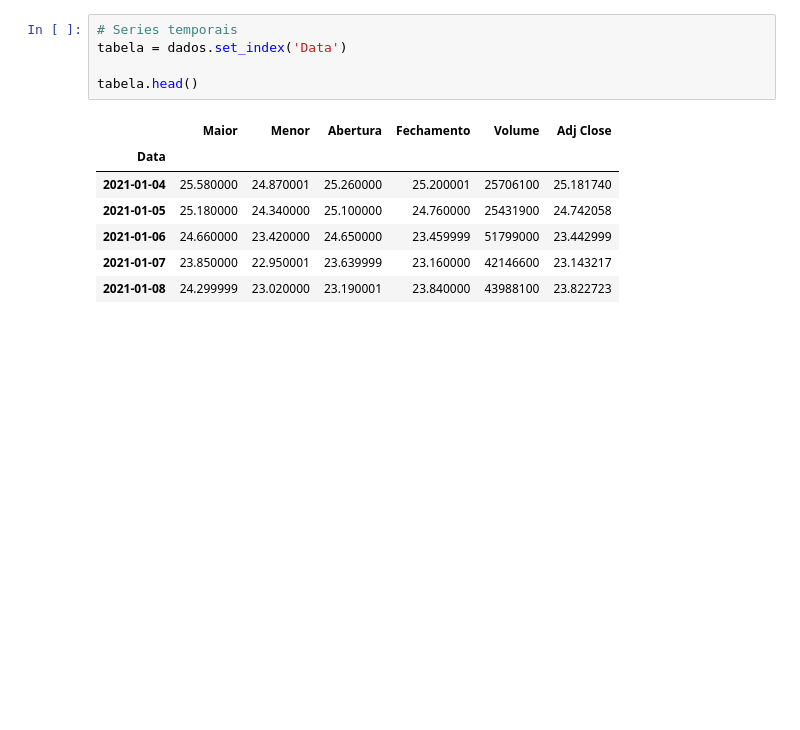
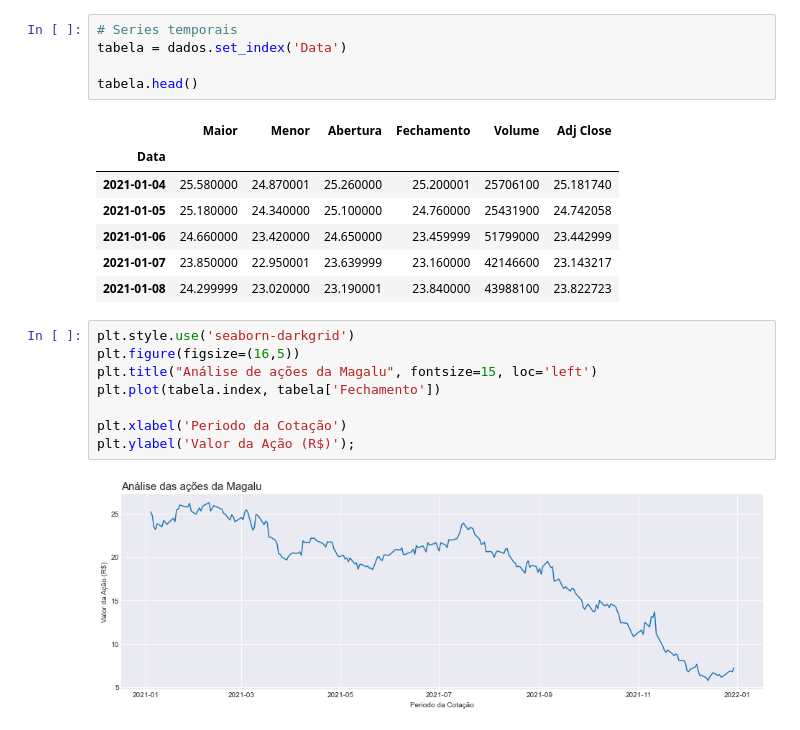
Before and after one commit to isaacuchoa/Magalu_a-es, a Jupyter notebook: acao_magalu.ipynb, the cells around one changed output. Cells and saved outputs as stored; diff of their text form; blank space fills up the shorter version.

```diff
--- a/acao_magalu.ipynb
+++ b/acao_magalu.ipynb
@@ -87,3 +87,13 @@ tabela.head()
 | 2021-01-06 | 24.660000 | 23.420000 | 24.650000 | 23.459999 | 51799000 | 23.442999 |
 | 2021-01-07 | 23.850000 | 22.950001 | 23.639999 | 23.160000 | 42146600 | 23.143217 |
 | 2021-01-08 | 24.299999 | 23.020000 | 23.190001 | 23.840000 | 43988100 | 23.822723 |
+# %%
+plt.style.use('seaborn-darkgrid')
+plt.figure(figsize=(16,5))
+plt.title("Análise de ações da Magalu", fontsize=15, loc='left')
+plt.plot(tabela.index, tabela['Fechamento'])
+
+plt.xlabel('Periodo da Cotação')
+plt.ylabel('Valor da Ação (R$)');
+# %% [output]
+[figure, added]
```
